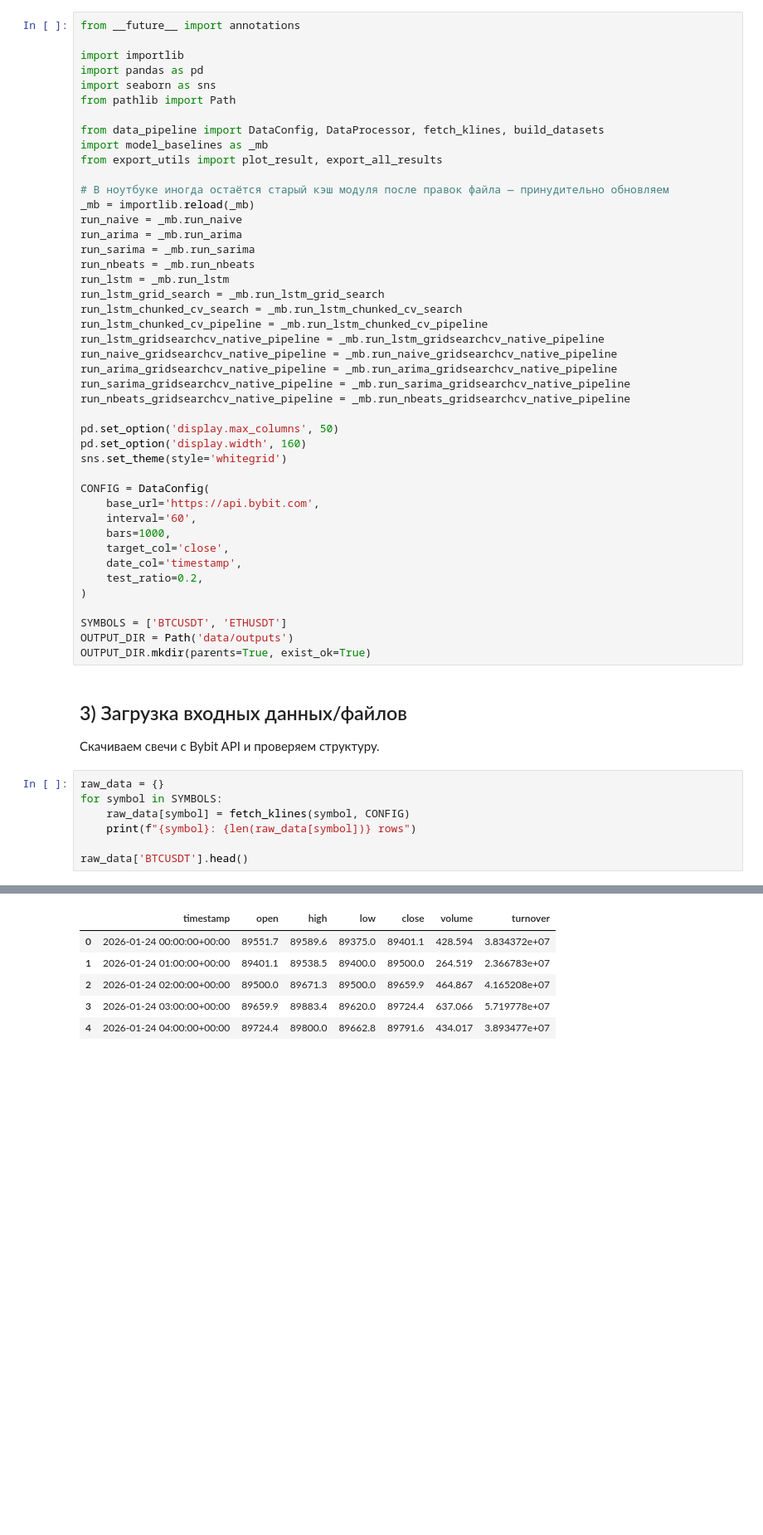
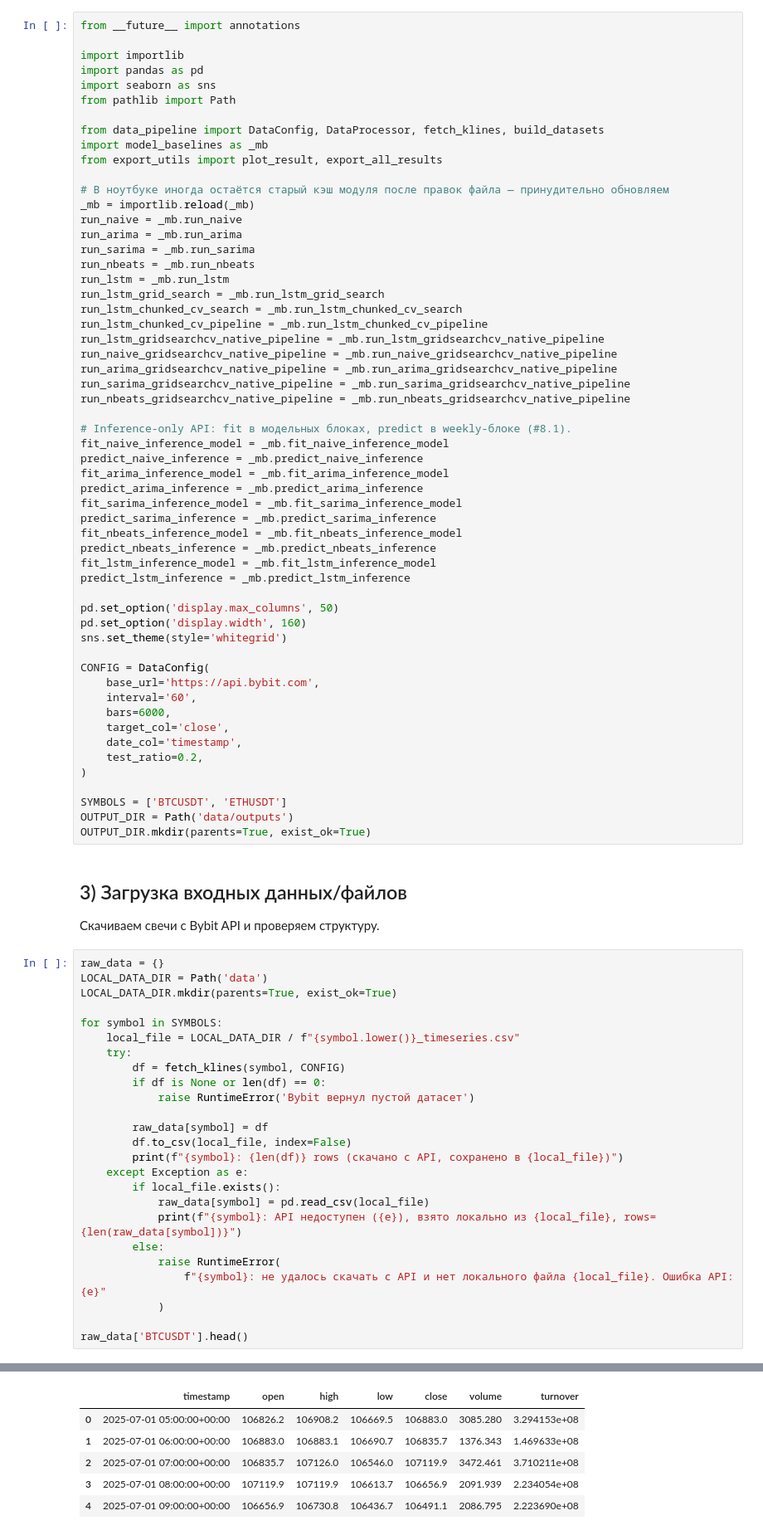
Before and after one commit to SHA-inc-unity/VKR_2026_ModelBase, a Jupyter notebook: timeseries_pipeline.ipynb, the cells around one changed output, grey strips where cells are left out. Shown at 83% size. Drawn from its saved outputs; the diff is of its cells as text; blank space fills up the shorter version.

```diff
--- a/timeseries_pipeline.ipynb
+++ b/timeseries_pipeline.ipynb
@@ -50,6 +50,18 @@ run_arima_gridsearchcv_native_pipeline = _mb.run_arima_gridsearchcv_native_pipel
 run_sarima_gridsearchcv_native_pipeline = _mb.run_sarima_gridsearchcv_native_pipeline
 run_nbeats_gridsearchcv_native_pipeline = _mb.run_nbeats_gridsearchcv_native_pipeline
 
+# Inference-only API: fit в модельных блоках, predict в weekly-блоке (#8.1).
+fit_naive_inference_model = _mb.fit_naive_inference_model
+predict_naive_inference = _mb.predict_naive_inference
+fit_arima_inference_model = _mb.fit_arima_inference_model
+predict_arima_inference = _mb.predict_arima_inference
+fit_sarima_inference_model = _mb.fit_sarima_inference_model
+predict_sarima_inference = _mb.predict_sarima_inference
+fit_nbeats_inference_model = _mb.fit_nbeats_inference_model
+predict_nbeats_inference = _mb.predict_nbeats_inference
+fit_lstm_inference_model = _mb.fit_lstm_inference_model
+predict_lstm_inference = _mb.predict_lstm_inference
+
 pd.set_option('display.max_columns', 50)
 pd.set_option('display.width', 160)
 sns.set_theme(style='whitegrid')
@@ -57,7 +69,7 @@ sns.set_theme(style='whitegrid')
 CONFIG = DataConfig(
     base_url='https://api.bybit.com',
     interval='60',
-    bars=1000,
+    bars=6000,
     target_col='close',
     date_col='timestamp',
     test_ratio=0.2,
@@ -72,9 +84,27 @@ OUTPUT_DIR.mkdir(parents=True, exist_ok=True)
 Скачиваем свечи с Bybit API и проверяем структуру.
 # %%
 raw_data = {}
+LOCAL_DATA_DIR = Path('data')
+LOCAL_DATA_DIR.mkdir(parents=True, exist_ok=True)
+
 for symbol in SYMBOLS:
-    raw_data[symbol] = fetch_klines(symbol, CONFIG)
-    print(f"{symbol}: {len(raw_data[symbol])} rows")
+    local_file = LOCAL_DATA_DIR / f"{symbol.lower()}_timeseries.csv"
+    try:
+        df = fetch_klines(symbol, CONFIG)
+        if df is None or len(df) == 0:
+            raise RuntimeError('Bybit вернул пустой датасет')
+
+        raw_data[symbol] = df
+        df.to_csv(local_file, index=False)
+        print(f"{symbol}: {len(df)} rows (скачано с API, сохранено в {local_file})")
+    except Exception as e:
+        if local_file.exists():
+            raw_data[symbol] = pd.read_csv(local_file)
+            print(f"{symbol}: API недоступен ({e}), взято локально из {local_file}, rows={len(raw_data[symbol])}")
+        else:
+            raise RuntimeError(
+                f"{symbol}: не удалось скачать с API и нет локального файла {local_file}. Ошибка API: {e}"
+            )
 
 raw_data['BTCUSDT'].head()
 # %% [output]
@@ -83,9 +113,9 @@ ETHUSDT: 1000 rows
 |  | timestamp | open | high | low | close | volume | turnover |
-| 0 | 2026-01-24 00:00:00+00:00 | 89551.7 | 89589.6 | 89375.0 | 89401.1 | 428.594 | 3.834372e+07 |
-| 1 | 2026-01-24 01:00:00+00:00 | 89401.1 | 89538.5 | 89400.0 | 89500.0 | 264.519 | 2.366783e+07 |
-| 2 | 2026-01-24 02:00:00+00:00 | 89500.0 | 89671.3 | 89500.0 | 89659.9 | 464.867 | 4.165208e+07 |
-| 3 | 2026-01-24 03:00:00+00:00 | 89659.9 | 89883.4 | 89620.0 | 89724.4 | 637.066 | 5.719778e+07 |
-| 4 | 2026-01-24 04:00:00+00:00 | 89724.4 | 89800.0 | 89662.8 | 89791.6 | 434.017 | 3.893477e+07 |
+| 0 | 2025-07-01 05:00:00+00:00 | 106826.2 | 106908.2 | 106669.5 | 106883.0 | 3085.280 | 3.294153e+08 |
+| 1 | 2025-07-01 06:00:00+00:00 | 106883.0 | 106883.1 | 106690.7 | 106835.7 | 1376.343 | 1.469633e+08 |
+| 2 | 2025-07-01 07:00:00+00:00 | 106835.7 | 107126.0 | 106546.0 | 107119.9 | 3472.461 | 3.710211e+08 |
+| 3 | 2025-07-01 08:00:00+00:00 | 107119.9 | 107119.9 | 106613.7 | 106656.9 | 2091.939 | 2.234054e+08 |
+| 4 | 2025-07-01 09:00:00+00:00 | 106656.9 | 106730.8 | 106436.7 | 106491.1 | 2086.795 | 2.223690e+08 |
 # %% [markdown]
 ## 4) Очистка и предобработка данных
 
```
Also changed, not shown: parts of 15 cells of this notebook, 49 other files.
